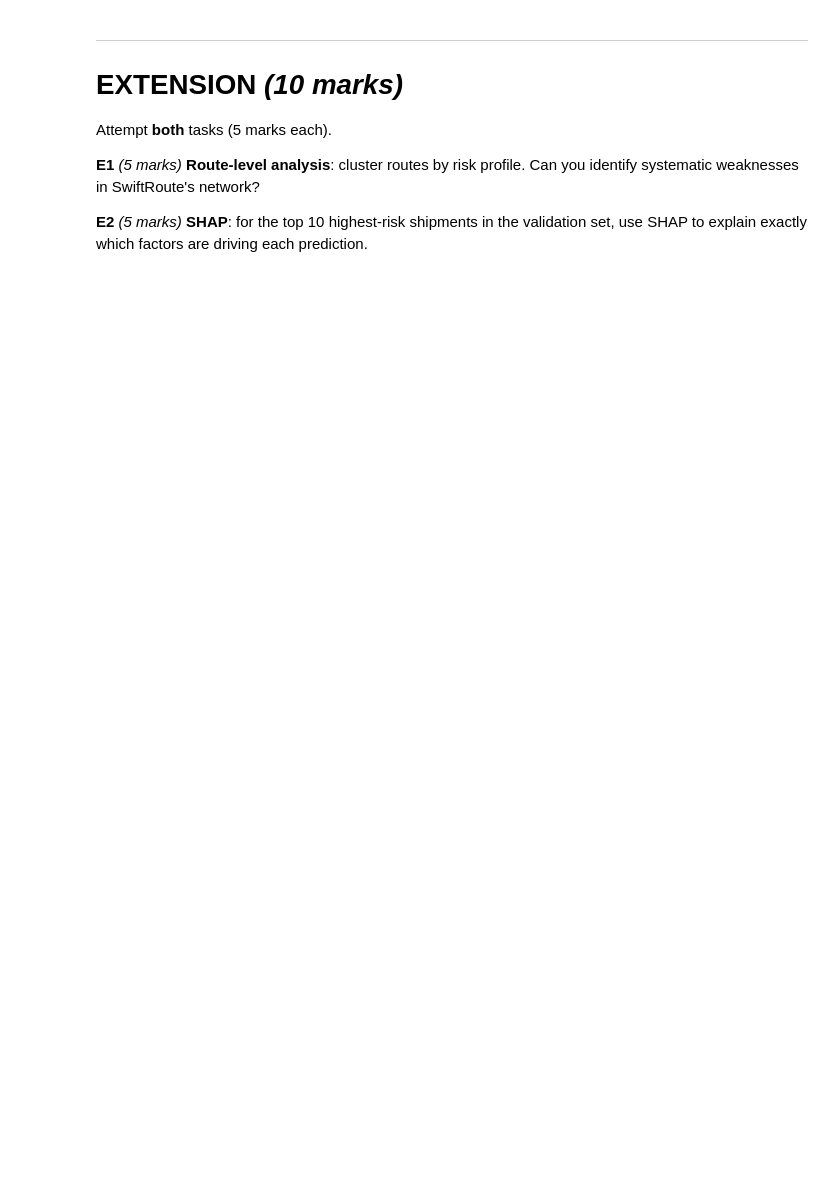
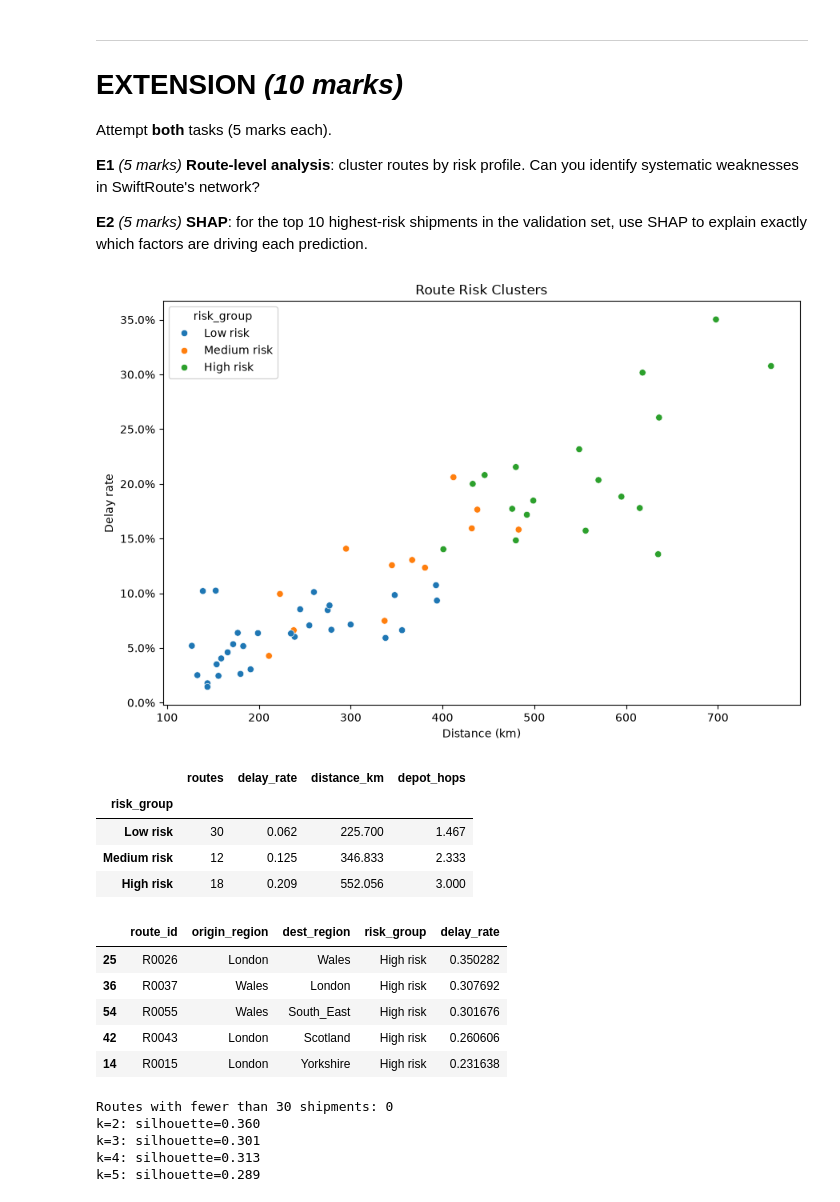
Before and after one commit to ThanhDiemNguyen/swiftroute-delivery-delay-prediction, a Jupyter notebook: notebooks/coursework.ipynb, the cells around one changed output. Cells and saved outputs as stored; diff of their text form; code cells hidden in the pictures; blank space fills up the shorter version.

Commit message:
add drift monitoring and extension

```diff
--- a/notebooks/coursework.ipynb
+++ b/notebooks/coursework.ipynb
@@ -589,3 +609,51 @@ Attempt **both** tasks (5 marks each).
 **E1** *(5 marks)* **Route-level analysis**: cluster routes by risk profile. Can you identify systematic weaknesses in SwiftRoute's network?
 
 **E2** *(5 marks)* **SHAP**: for the top 10 highest-risk shipments in the validation set, use SHAP to explain exactly which factors are driving each prediction.
+# %%
+from swiftroute.extension import analyze_route_clusters
+
+routes = analyze_route_clusters(master)
+
+# Cluster summary
+summary = routes.groupby("risk_group").agg(
+    routes=("route_id", "size"),
+    delay_rate=("delay_rate", "mean"),
+    distance_km=("distance_km", "mean"),
+    depot_hops=("n_depot_hops", "mean")
+).reindex(["Low risk", "Medium risk", "High risk"])
+
+display(summary.round(3))
+
+# Top 5 highest-delay routes
+display(routes.nlargest(5, "delay_rate")[["route_id", "origin_region", "dest_region", "risk_group", "delay_rate"]])
+
+print("Routes with fewer than 30 shipments:", routes["small_sample"].sum())
+
+# Compare silhouette scores; retain k=3 for business interpretation.
+from sklearn.cluster import KMeans
+from sklearn.metrics import silhouette_score
+from sklearn.preprocessing import StandardScaler
+
+cluster_features = ["distance_km", "n_depot_hops", "historical_delay_rate", "weather_exposure", "mean_reliability"]
+scaled_routes = StandardScaler().fit_transform(routes[cluster_features])
+for k in range(2, 6):
+    labels = KMeans(n_clusters=k, random_state=42, n_init=10).fit_predict(scaled_routes)
+    print(f"k={k}: silhouette={silhouette_score(scaled_routes, labels):.3f}")
+# %% [output]
+[figure, added]
+|  | routes | delay_rate | distance_km | depot_hops |
+| risk_group |  |  |  |  |
+| Low risk | 30 | 0.062 | 225.700 | 1.467 |
+| Medium risk | 12 | 0.125 | 346.833 | 2.333 |
+| High risk | 18 | 0.209 | 552.056 | 3.000 |
+|  | route_id | origin_region | dest_region | risk_group | delay_rate |
+| 25 | R0026 | London | Wales | High risk | 0.350282 |
+| 36 | R0037 | Wales | London | High risk | 0.307692 |
+| 54 | R0055 | Wales | South_East | High risk | 0.301676 |
+| 42 | R0043 | London | Scotland | High risk | 0.260606 |
+| 14 | R0015 | London | Yorkshire | High risk | 0.231638 |
+Routes with fewer than 30 shipments: 0
+k=2: silhouette=0.360
+k=3: silhouette=0.301
+k=4: silhouette=0.313
+k=5: silhouette=0.289
```
Also changed, not shown: parts of 7 cells of this notebook, 18 other files.
